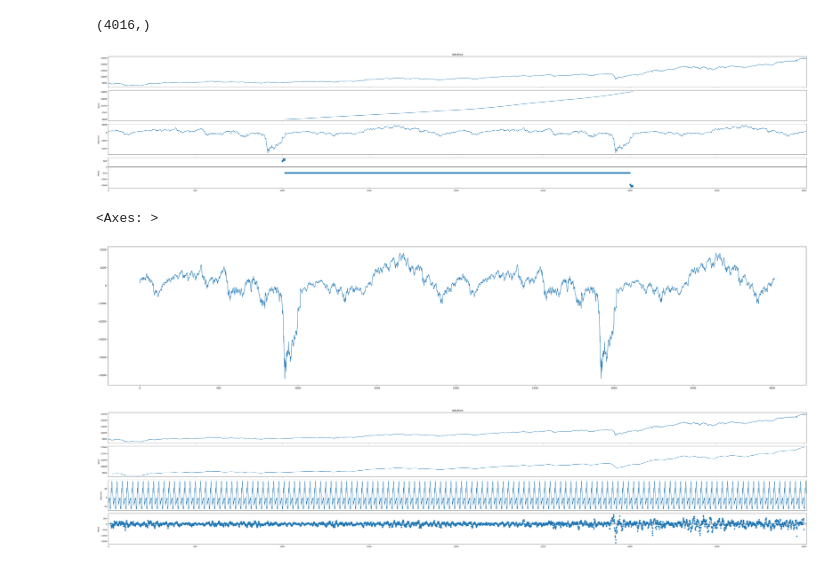
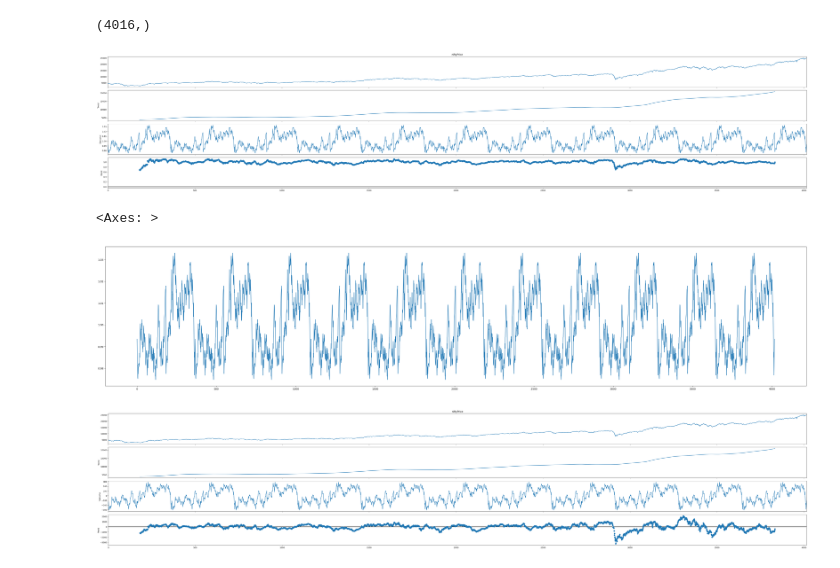
Before and after one commit to albertodavincishekhawat/Nifty-PredictionbyMacro, a Jupyter notebook: 1.DataCleaingandProcessing.ipynb, the cells around one changed output. Cells and saved outputs as stored; diff of their text form; code cells hidden in the pictures.

```diff
--- a/1.DataCleaingandProcessing.ipynb
+++ b/1.DataCleaingandProcessing.ipynb
@@ -1190,40 +1190,40 @@ niftyseasonality.shape
 # %%
 # # Set frequency (if not set) or manually specify a period
 # niftyseasonality = niftyseasonality.asfreq('D')  # Daily frequency, adjust as needed
 
 # Perform seasonal decomposition
-result = seasonal_decompose(niftyseasonality, model='additive', period=2000)  # Adjust period as per your data
+result = seasonal_decompose(niftyseasonality, model='multiplicative', period=365)  # Adjust period as per your data
 
 # Increase the graph size
 plt.rcParams['figure.figsize'] = [50, 10]  # Width: 12, Height: 8 (adjust as needed)
 
 # Plot the decomposition results
 result.plot()
 plt.tight_layout()
 plt.show()
 # %% [output]
-[figure, old version]
+[figure, new version]
 # %%
 result.seasonal.plot()
 # %% [output]
 <Axes: >
-[figure, old version]
+[figure, new version]
 # %%
 # # Set frequency (if not set) or manually specify a period
 # niftyseasonality = niftyseasonality.asfreq('D')  # Daily frequency, adjust as needed
 
 # Perform seasonal decomposition
-result = seasonal_decompose(niftyseasonality, model='additive', period=30)  # Adjust period as per your data
+result = seasonal_decompose(niftyseasonality, model='additive', period=365)  # Adjust period as per your data
 
 # Increase the graph size
-plt.rcParams['figure.figsize'] = [50, 10]  # Width: 12, Height: 8 (adjust as needed)
+plt.rcParams['figure.figsize'] = [50, 10]
 
 # Plot the decomposition results
 result.plot()
 plt.tight_layout()
 plt.show()
 # %% [output]
-[figure, old version]
+[figure, new version]
 # %%
 result.seasonal.plot()
 # %% [output]
```
Also changed, not shown: parts of 1 cell of this notebook, 2 other files.
